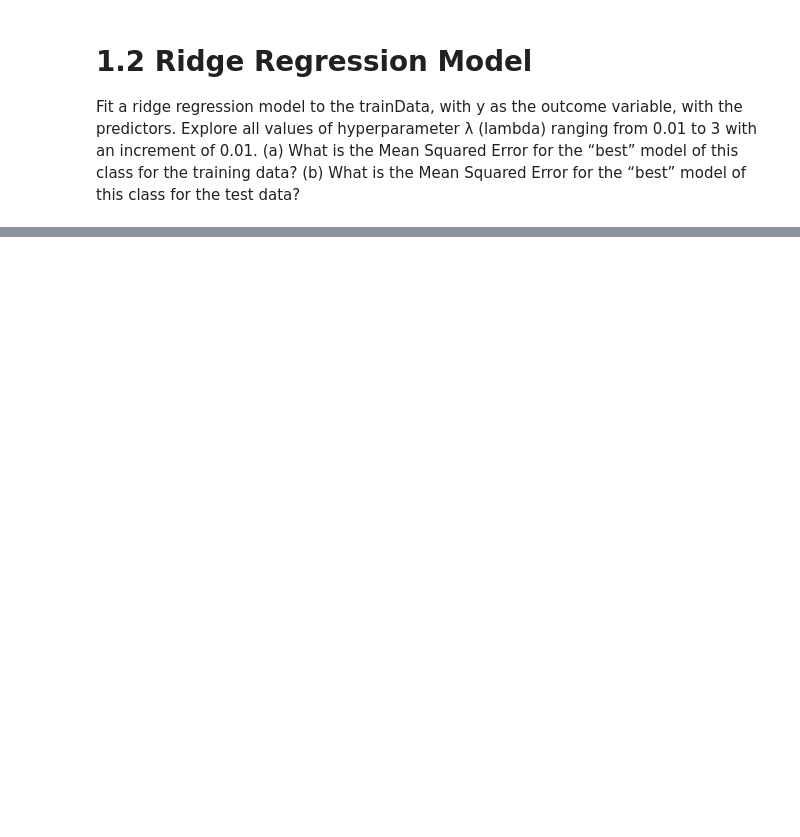
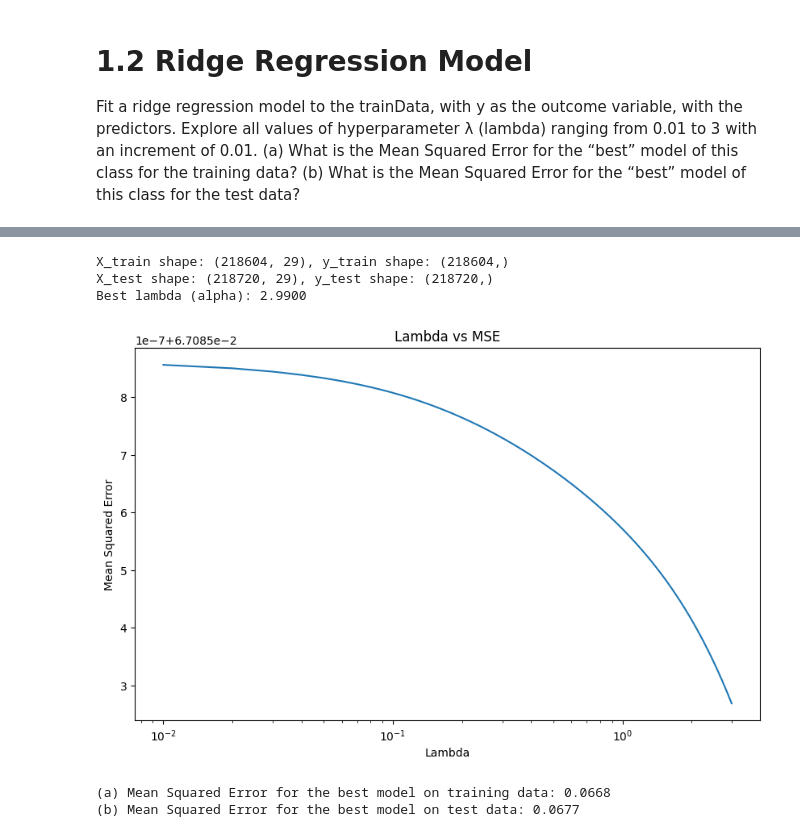
Before and after one commit to Guliko24/CF969_SU, a Jupyter notebook: Assignment/CF969_Assignment_2_v3.ipynb, the cells around one changed output, grey strips where cells are left out. Cells and saved outputs as stored; diff of their text form; code cells hidden in the pictures; blank space fills up the shorter version.

```diff
--- a/Assignment/CF969_Assignment_2_v3.ipynb
+++ b/Assignment/CF969_Assignment_2_v3.ipynb
@@ -755,0 +702,74 @@ AttributeError: 'RidgeCV' object has no attribute 'mse_path_'
+# %%
+from sklearn.preprocessing import StandardScaler
+scaler = StandardScaler()
+X_train_scaled = scaler.fit_transform(X_train)
+X_test_scaled = scaler.transform(X_test)
+# %%
+import numpy as np
+import pandas as pd
+from sklearn.linear_model import RidgeCV
+from sklearn.metrics import mean_squared_error
+import matplotlib.pyplot as plt
+from sklearn.linear_model import Ridge
+from sklearn.model_selection import cross_val_score
+
+
+
+
+# Check data shapes
+print(f"X_train shape: {X_train_scaled.shape}, y_train shape: {y_train.shape}")
+print(f"X_test shape: {X_test_scaled.shape}, y_test shape: {y_test.shape}")
+
+
+# Reshape target variables due to encountering some errors
+#y_train_reshaped = y_train.values.ravel()
+#y_test_reshaped = y_test.values.ravel()
+
+# Create a range of lambda values
+lambdas = np.arange(0.01, 3, 0.01)
+mse_scores = []
+
+# Perform cross-validation for each lambda value
+for lambda_value in lambdas:
+    ridge = Ridge(alpha=lambda_value)
+    scores = cross_val_score(ridge, X_train_scaled, y_train, scoring='neg_mean_squared_error', cv=5)
+    mse_scores.append(-scores.mean())  # Convert to positive MSE
+
+
+#find the best lambda
+best_lambda_index = np.argmin(mse_scores)
+best_lambda = lambdas[best_lambda_index]
+print(f"Best lambda (alpha): {best_lambda:.4f}")
+
+# Plot lambda vs MSE
+plt.figure(figsize=(10, 6))
+plt.semilogx(lambdas, mse_scores)
+plt.xlabel('Lambda')
+plt.ylabel('Mean Squared Error')
+plt.title('Lambda vs MSE')
+plt.show()
+# %% [output]
+X_train shape: (218604, 29), y_train shape: (218604,)
+X_test shape: (218720, 29), y_test shape: (218720,)
+Best lambda (alpha): 2.9900
+[figure, added]
+# %%
+# Fit a new Ridge model with the best lambda
+best_ridge = Ridge(alpha=best_lambda, solver='svd')
+best_ridge.fit(X_train_scaled, y_train)
+
+# Make predictions on training and test data
+y_train_pred = best_ridge.predict(X_train_scaled)
+y_test_pred = best_ridge.predict(X_test_scaled)
+
+# Calculate MSE for training and test data
+train_mse = mean_squared_error(y_train, y_train_pred)
+test_mse = mean_squared_error(y_test, y_test_pred)
+print(f"(a) Mean Squared Error for the best model on training data: {train_mse:.4f}")
+print(f"(b) Mean Squared Error for the best model on test data: {test_mse:.4f}")
+
+#except Exception as e:
+   # print(f"Error during model fitting: {e}")
+# %% [output]
+(a) Mean Squared Error for the best model on training data: 0.0668
+(b) Mean Squared Error for the best model on test data: 0.0677
```
Also changed, not shown: parts of 4 cells of this notebook.
